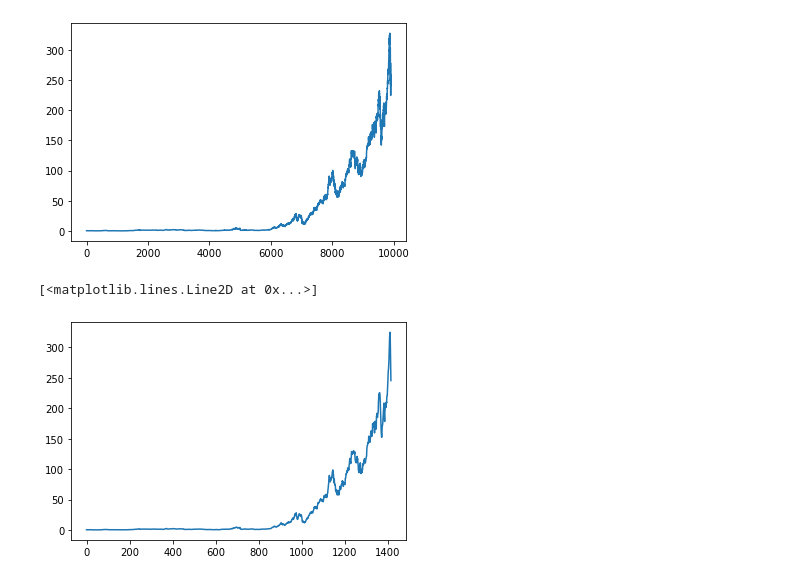
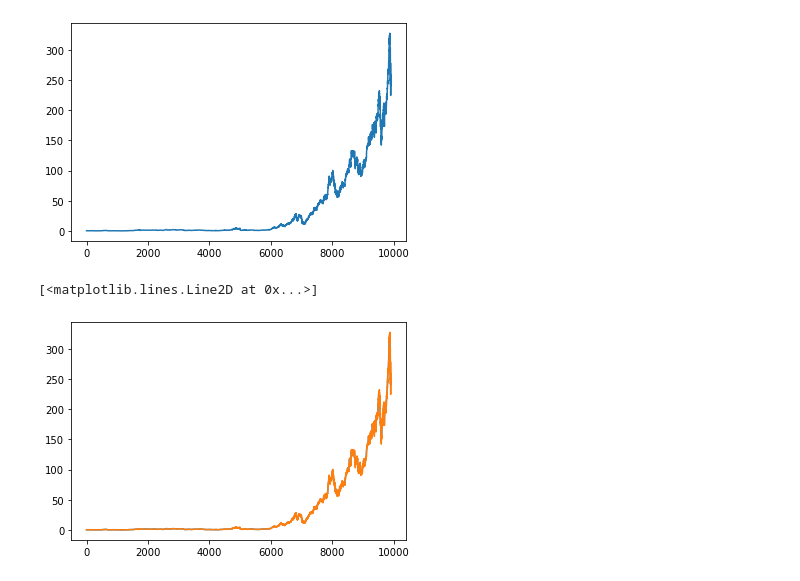
Before and after one commit to callaunchpad/Strategist, a Jupyter notebook: Strategy/LSTM.ipynb, the cells around one changed output. Drawn from its saved outputs; the diff is of its cells as text; code cells hidden in the pictures.

```diff
--- a/Strategy/LSTM.ipynb
+++ b/Strategy/LSTM.ipynb
@@ -61,8 +61,9 @@ def median_ds(ts, window):
         result = np.append(result, np.median(ts[i*window : (i+1)*window]))
     return result
 # %%
-plt.plot(median_ds(stocks['AAPL']['Close'], 7))
+plt.plot(moving_average(stocks['AAPL']['Close'], 7))
+plt.plot(stocks['AAPL']['Close'])
 # %% [output]
 [<matplotlib.lines.Line2D at 0x...>]
-[figure, old version]
+[figure, new version]
 # %%
```
Also changed, not shown: parts of 12 cells of this notebook, 1 other file.
